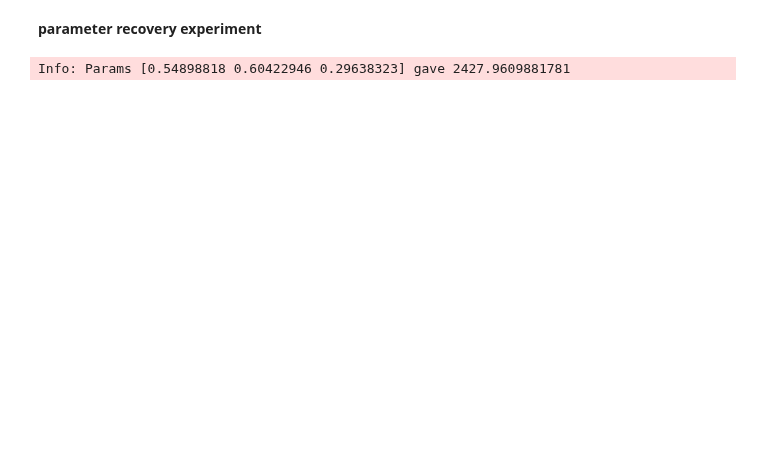
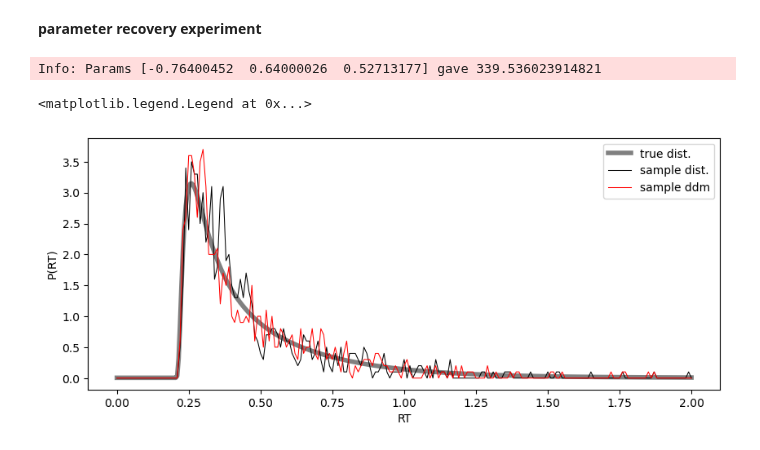
Before and after one commit to griegner/drift-diffusion, a Jupyter notebook: examples/05-learn-pyddm.ipynb, the cells around one changed output. Cells and saved outputs as stored; diff of their text form; code cells hidden in the pictures; blank space fills up the shorter version.

```diff
--- a/examples/05-learn-pyddm.ipynb
+++ b/examples/05-learn-pyddm.ipynb
@@ -40,12 +43,38 @@ ddm_fixed = pyddm.gddm(
 solution_fixed = ddm_fixed.solve()
 
 # sample from pdf
-sample_fixed = solution_fixed.sample(10_000)
+sample_fixed = solution_fixed.sample(1000)
 
 # fit ddm w/ free parameters
 ddm_free.fit(sample_fixed, method="analytical", fitting_method="simplex", verbose=False)
 # %% [output]
-Info: Params [0.54898818 0.60422946 0.29638323] gave 2427.9609881781
+Info: Params [-0.76400452  0.64000026  0.52713177] gave 339.536023914821
+# %%
+# simulation setting
+sim_params = {"dt": 0.001, "t": 0.2, "z": 0.2, "v": 0.5, "a": 1.2, "error_dist": "gaussian"}
+n_trials = 1000
+
+# simulate ddm
+rt, response = np.zeros(n_trials), np.zeros(n_trials, dtype=int)
+for trial in range(n_trials):
+    x = sim_ddm(**sim_params, seed=trial)
+    rt[trial] = len(x) * sim_params["dt"]
+    response[trial] = (x[-1] > 0) == (sim_params["v"] > 0)
+df = pd.DataFrame({"rt": rt, "response": response})
+sample_ddm = pyddm.Sample.from_pandas_dataframe(
+    df, rt_column_name="rt", choice_column_name="response"
+)
+
+fig, ax = plt.subplots(figsize=(10, 4))
+ax.plot(solution_fixed.t_domain, solution_fixed.pdf("correct"), c="gray", lw=4, label="true dist.")
+ax.plot(sample_fixed.t_domain(), sample_fixed.pdf("correct"), c="k", lw=0.75, label="sample dist.")
+ax.plot(sample_ddm.t_domain(), sample_ddm.pdf("correct"), c="r", lw=0.75, label="sample ddm")
+ax.set_xlabel("RT")
+ax.set_ylabel("P(RT)")
+ax.legend()
+# %% [output]
+<matplotlib.legend.Legend at 0x...>
+[figure, added]
 # %%
 # !! 15 sec runtime !! #
 
```
Also changed, not shown: parts of 6 cells of this notebook.
